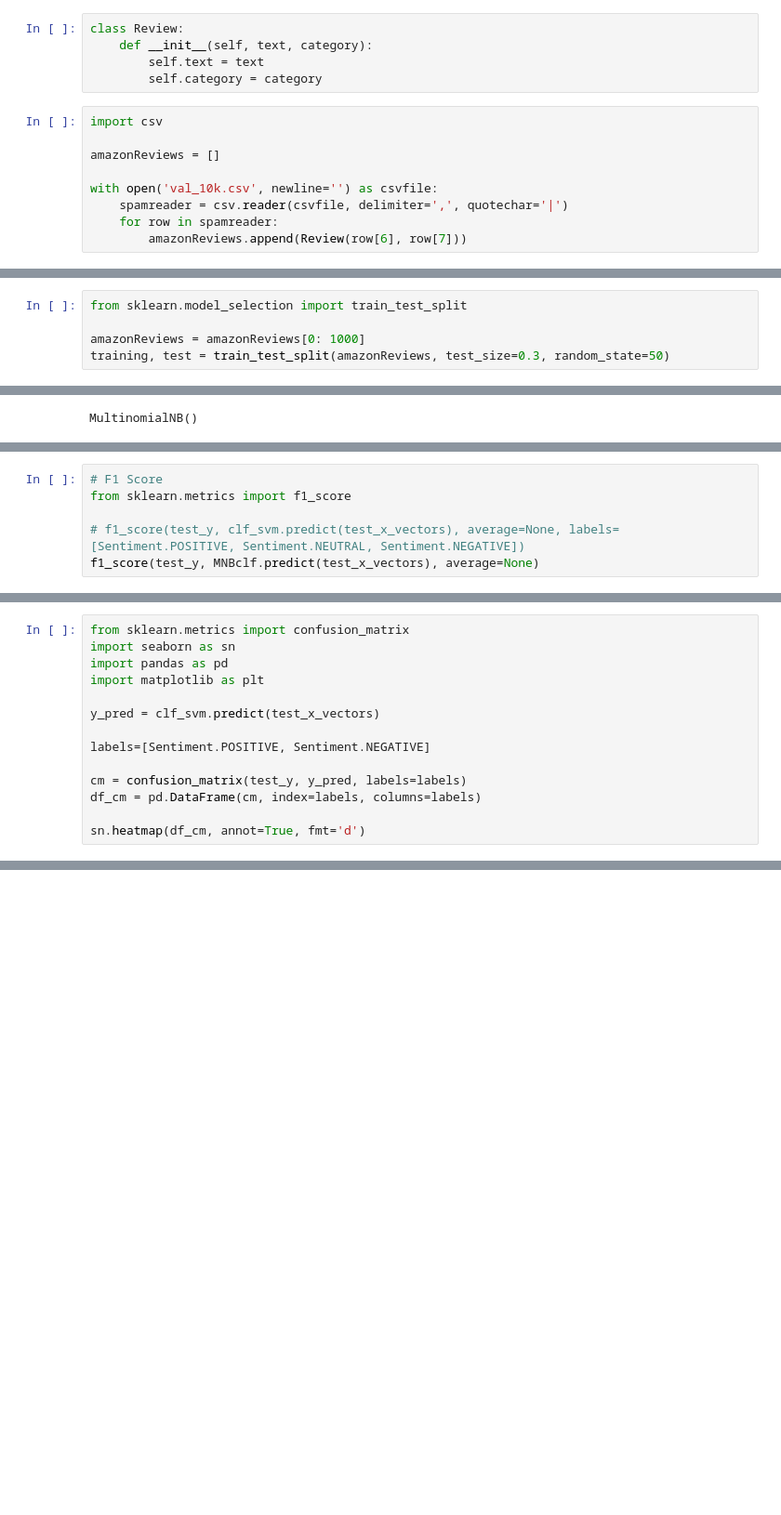
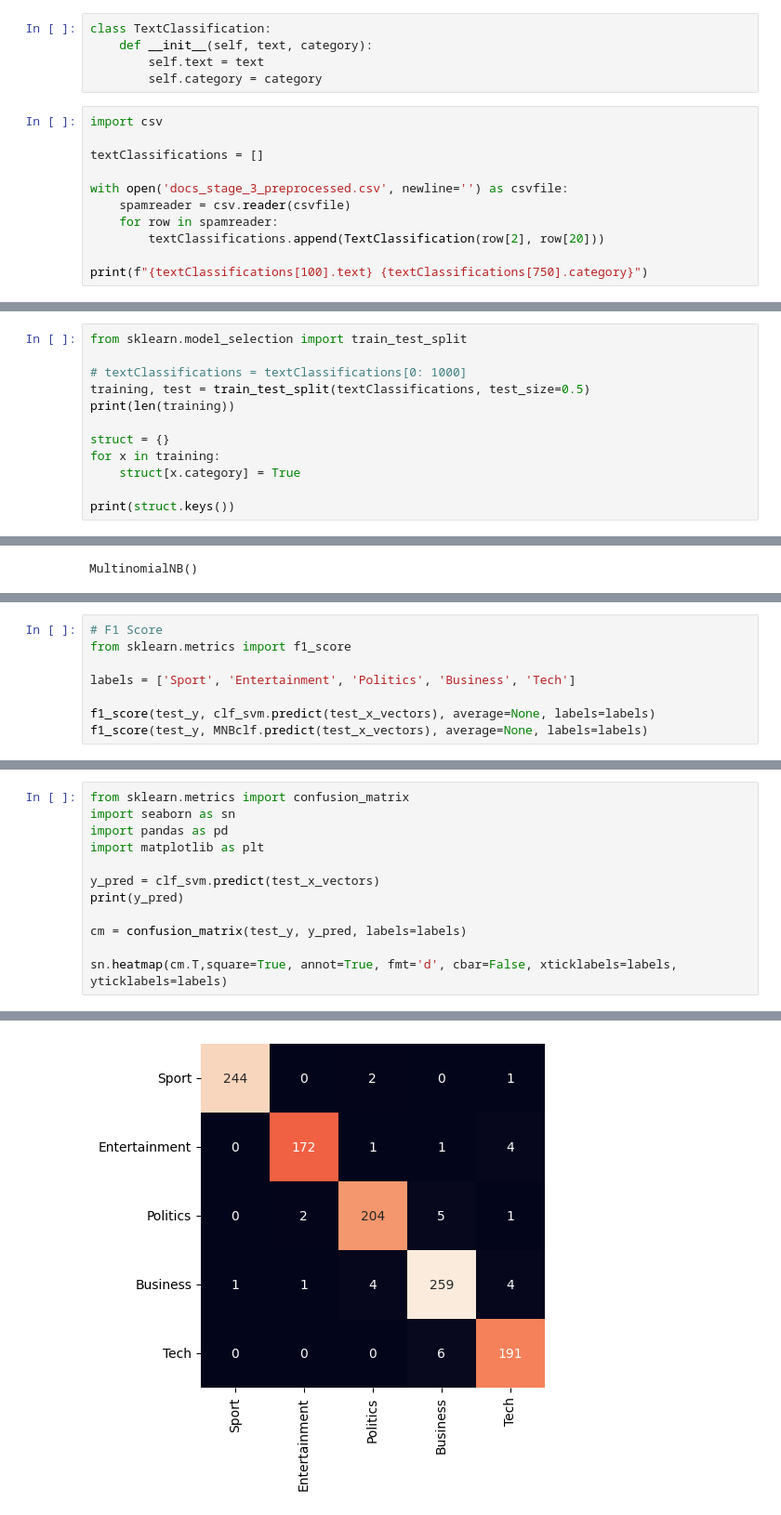
Before and after one commit to daniel-chen2/Text_autocat, a Jupyter notebook: ML.ipynb, the cells around one changed output, grey strips where cells are left out. Shown at 93% size. Drawn from its saved outputs; the diff is of its cells as text; blank space fills up the shorter version.

```diff
--- a/ML.ipynb
+++ b/ML.ipynb
@@ -4,16 +4,18 @@ import nltk
 import pandas as pd
 from sklearn.feature_extraction.text import TfidfVectorizer
 # %%
-class Review:
+class TextClassification:
     def __init__(self, text, category):
         self.text = text
         self.category = category
 # %%
 import csv
 
-amazonReviews = []
+textClassifications = []
 
-with open('val_10k.csv', newline='') as csvfile:
-    spamreader = csv.reader(csvfile, delimiter=',', quotechar='|')
+with open('docs_stage_3_preprocessed.csv', newline='') as csvfile:
+    spamreader = csv.reader(csvfile)
     for row in spamreader:
-        amazonReviews.append(Review(row[6], row[7]))
+        textClassifications.append(TextClassification(row[2], row[20]))
+
+print(f"{textClassifications[100].text} {textClassifications[750].category}")
@@ -20,5 +24,12 @@ with open('val_10k.csv', newline='') as csvfile:
 # %%
 from sklearn.model_selection import train_test_split
 
-amazonReviews = amazonReviews[0: 1000]
-training, test = train_test_split(amazonReviews, test_size=0.3, random_state=50)
+# textClassifications = textClassifications[0: 1000]
+training, test = train_test_split(textClassifications, test_size=0.5)
+print(len(training))
+
+struct = {}
+for x in training:
+    struct[x.category] = True
+
+print(struct.keys())
@@ -90,6 +89,8 @@ print(MNBclf.score(test_x_vectors, test_y))
 # F1 Score
 from sklearn.metrics import f1_score
 
-# f1_score(test_y, clf_svm.predict(test_x_vectors), average=None, labels=[Sentiment.POSITIVE, Sentiment.NEUTRAL, Sentiment.NEGATIVE])
-f1_score(test_y, MNBclf.predict(test_x_vectors), average=None)
+labels = ['Sport', 'Entertainment', 'Politics', 'Business', 'Tech']
+
+f1_score(test_y, clf_svm.predict(test_x_vectors), average=None, labels=labels)
+f1_score(test_y, MNBclf.predict(test_x_vectors), average=None, labels=labels)
 # %% [output]
@@ -101,10 +102,9 @@ import pandas as pd
 import matplotlib as plt
 
 y_pred = clf_svm.predict(test_x_vectors)
-
-labels=[Sentiment.POSITIVE, Sentiment.NEGATIVE]
+print(y_pred)
 
 cm = confusion_matrix(test_y, y_pred, labels=labels)
-df_cm = pd.DataFrame(cm, index=labels, columns=labels)
 
-sn.heatmap(df_cm, annot=True, fmt='d')
+sn.heatmap(cm.T,square=True, annot=True, fmt='d', cbar=False, xticklabels=labels, yticklabels=labels)
+# %% [output]
@@ -110,0 +113 @@ sn.heatmap(df_cm, annot=True, fmt='d')
+[figure, added]
```
Also changed, not shown: parts of 9 cells of this notebook, 1 other file.
